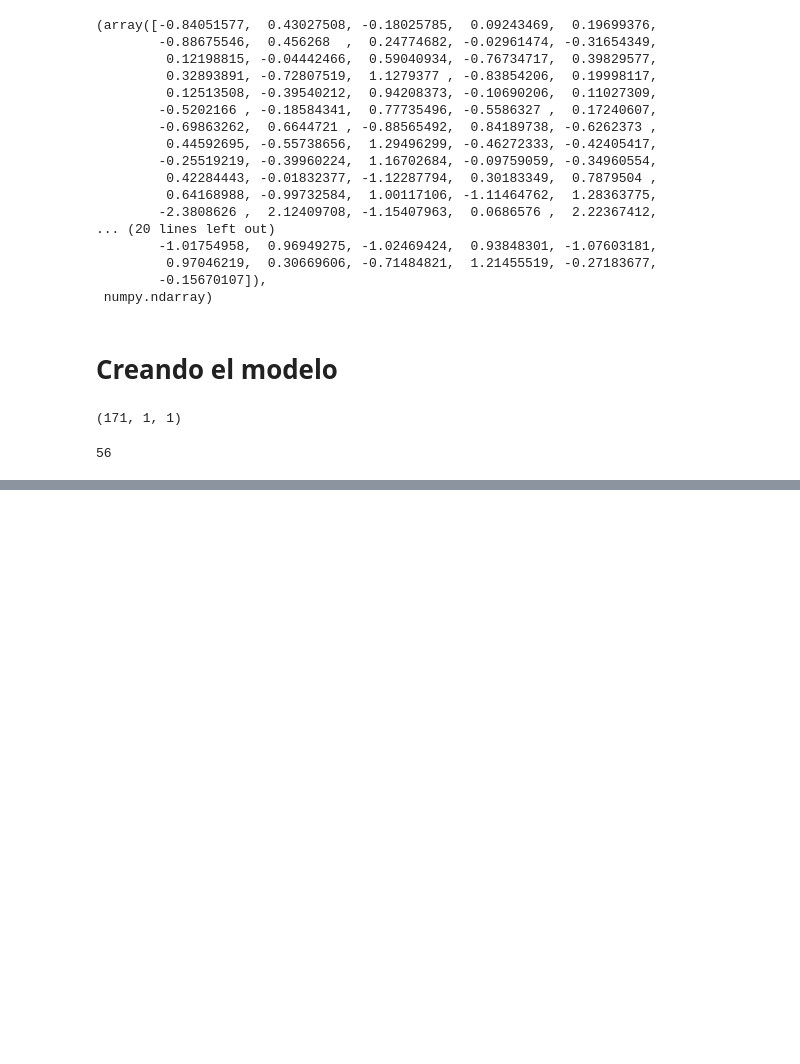
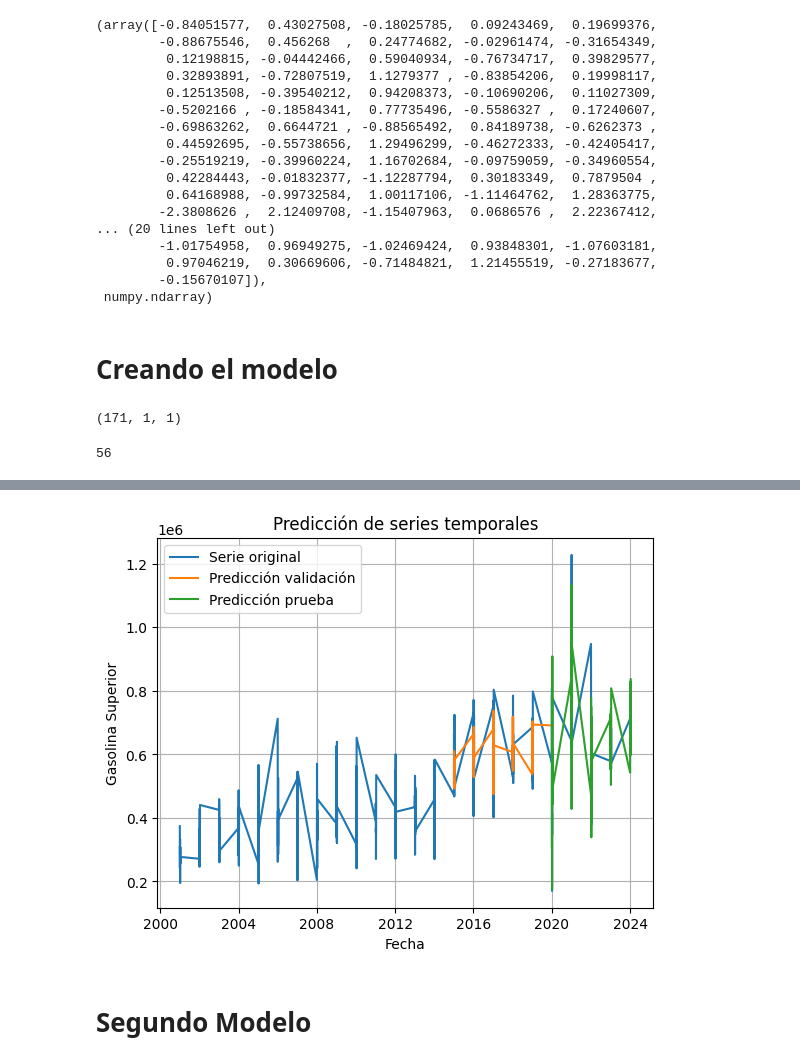
Before and after one commit to DanielDubon/LSTM_DS, a Jupyter notebook: GasolinaSuperior.ipynb, the cells around one changed output, grey strips where cells are left out. Drawn from its saved outputs; the diff is of its cells as text; code cells hidden in the pictures; blank space fills up the shorter version.

```diff
--- a/GasolinaSuperior.ipynb
+++ b/GasolinaSuperior.ipynb
@@ -324,0 +333,44 @@ Pérdida en Test
+# %%
+prediccion_val = []
+
+def prediccion_fun(data,modelo, batch_size,scaler,dif=False,dif_cant=1, Series = None , n=1):
+    prediccion = [0]* (len(data))
+    i=0
+    for X in data:
+        # X = np.reshape(X,(1,1,1))
+        X = np.reshape(X, (1,) + X.shape)
+        yhat = modelo1.predict(X, batch_size=batch_size,verbose=0)
+        # invert scaling
+        yhat = scaler.inverse_transform(yhat)
+        if dif:
+             # invert differencing
+            yhat  = yhat + Series[(n+dif_cant*i)]
+        # store
+        prediccion[i]=yhat[0][0]
+        i = i+1
+    return prediccion
+
+
+prediccion_val = prediccion_fun(x_val,modelo1, 1,scaler,dif=True,dif_cant=1, Series = sup_imp_h.values , n=train_end)
+prediccion_test = prediccion_fun(x_test,modelo1, 1,scaler,dif=True,dif_cant=1, Series = sup_imp_h.values , n = len(sup_imp_h.values) - len(x_test))
+# %%
+# df_val = pd.DataFrame(prediccion_val,index=airPas[(train_prop):train_prop+val_prop].index)
+# df_test = pd.DataFrame(prediccion_test,index=airPas[train_prop+len(df_val):len(airPas)].index)
+df_val = pd.DataFrame(prediccion_val, index=sup_imp_h[train_end+1:val_end].index)
+df_test = pd.DataFrame(prediccion_test, index=sup_imp_h[val_end:].index[:len(prediccion_test)])
+
+
+plt.plot(sup_imp_h, label='Serie original')
+plt.plot(df_val, label='Predicción validación')
+plt.plot(df_test, label='Predicción prueba')
+
+plt.legend()
+plt.title('Predicción de series temporales')
+plt.xlabel('Fecha')
+plt.ylabel('Gasolina Superior')
+plt.grid(True)
+plt.show()
+# %% [output]
+[figure, added]
+# %% [markdown]
+# Segundo Modelo
```
Also changed, not shown: parts of 16 cells of this notebook.
